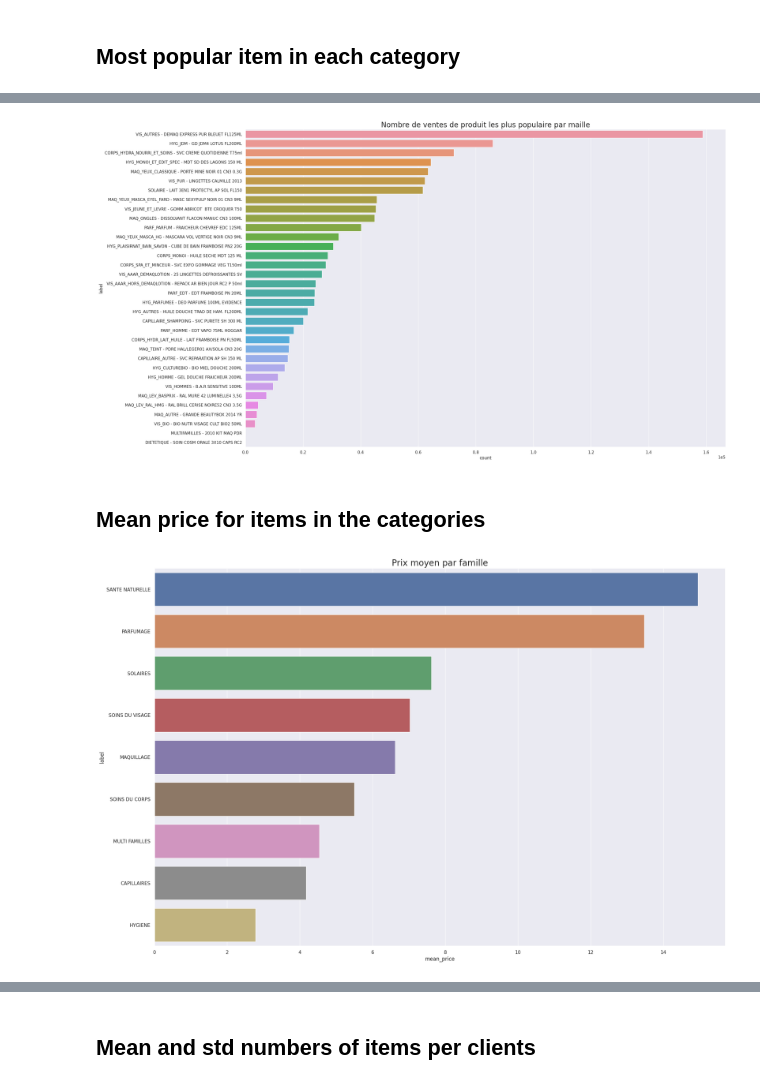
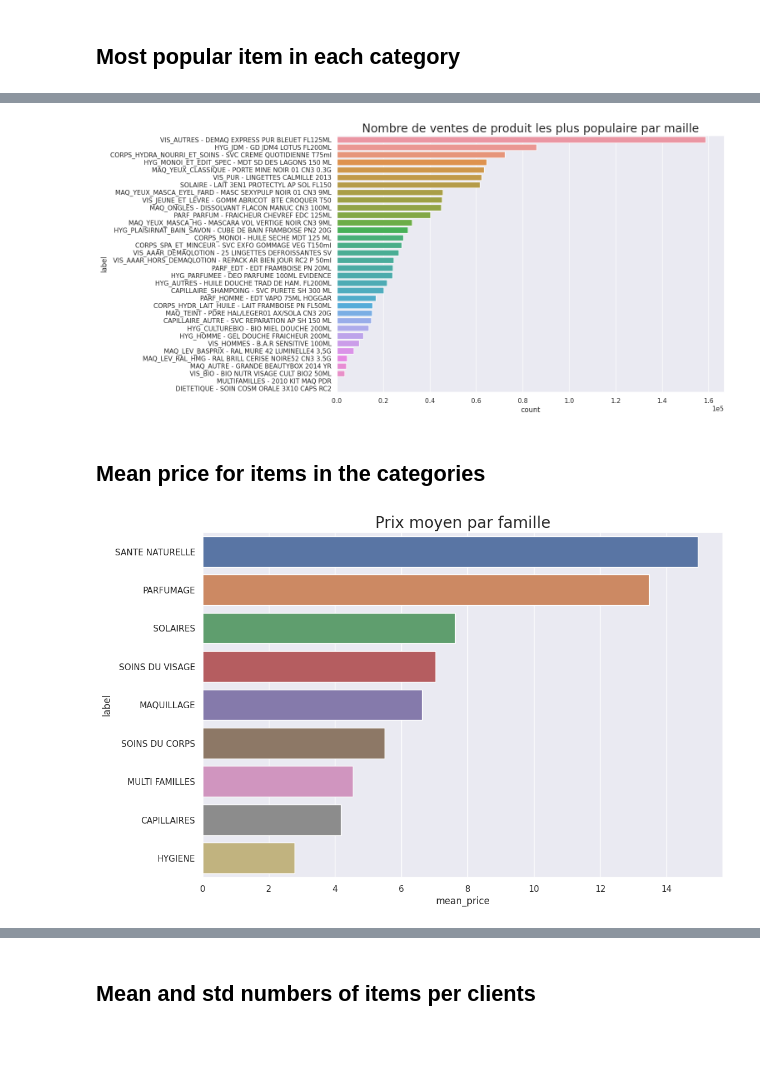
Before and after one commit to alexandre-pinon/recommender, a Jupyter notebook: data_csv_treatment.ipynb, the cells around one changed output, grey strips where cells are left out. Drawn from its saved outputs; the diff is of its cells as text; code cells hidden in the pictures; blank space fills up the shorter version.

```diff
--- a/data_csv_treatment.ipynb
+++ b/data_csv_treatment.ipynb
@@ -268,19 +268,19 @@ popular_items_df = pd.DataFrame(data={
     'count': popular_items_count
 })
 # %%
-fig, ax = plt.subplots(figsize=(24, 16))
+fig, ax = plt.subplots(figsize=(12, 8))
 sns.barplot(data=popular_items_df,
             y='label',
             x='count',
             ax=ax,
             order=popular_items_df.sort_values('count',
                                                ascending=False)['label'])
 ax.set_title('Nombre de ventes de produit les plus populaire par maille',
              fontsize=20)
 plt.ticklabel_format(style='sci', axis='x', scilimits=(0, 0))
-fig.savefig('graphs/popular_items_meshes.png')
+fig.savefig('graphs/popular_items_meshes.png', bbox_inches='tight')
 # %% [output]
-[figure, old version]
+[figure, new version]
 # %% [markdown]
 ## Mean price for items in the categories
 # %%
@@ -290,7 +290,7 @@ mean_prices_df = pd.DataFrame(data={
     'mean_price': mean_prices
 })
 # %%
-fig, ax = plt.subplots(figsize=(24, 16))
+fig, ax = plt.subplots(figsize=(12, 8))
 sns.barplot(data=mean_prices_df,
             y='label',
             x='mean_price',
@@ -298,9 +298,9 @@ sns.barplot(data=mean_prices_df,
             order=mean_prices_df.sort_values('mean_price',
                                              ascending=False)['label'])
 ax.set_title('Prix moyen par famille', fontsize=20)
-fig.savefig('graphs/mean_prices_families.png')
+fig.savefig('graphs/mean_prices_families.png', bbox_inches='tight')
 # %% [output]
-[figure, old version]
+[figure, new version]
 # %%
 mean_prices = [data[data['MAILLE'] == m]['PRIX_NET'].mean() for m in meshes]
 mean_prices_df = pd.DataFrame(data={
```
Also changed, not shown: parts of 5 cells of this notebook, 7 other files.
